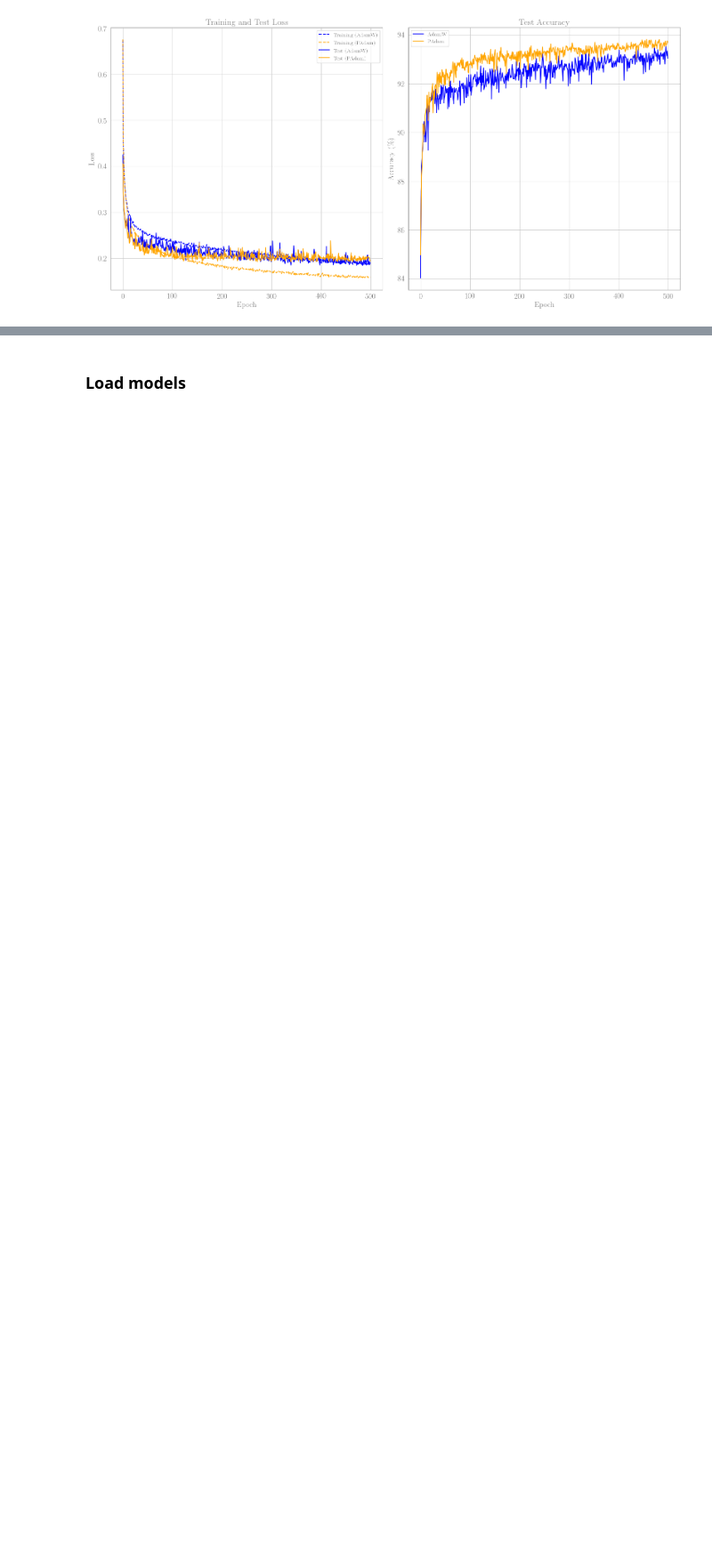
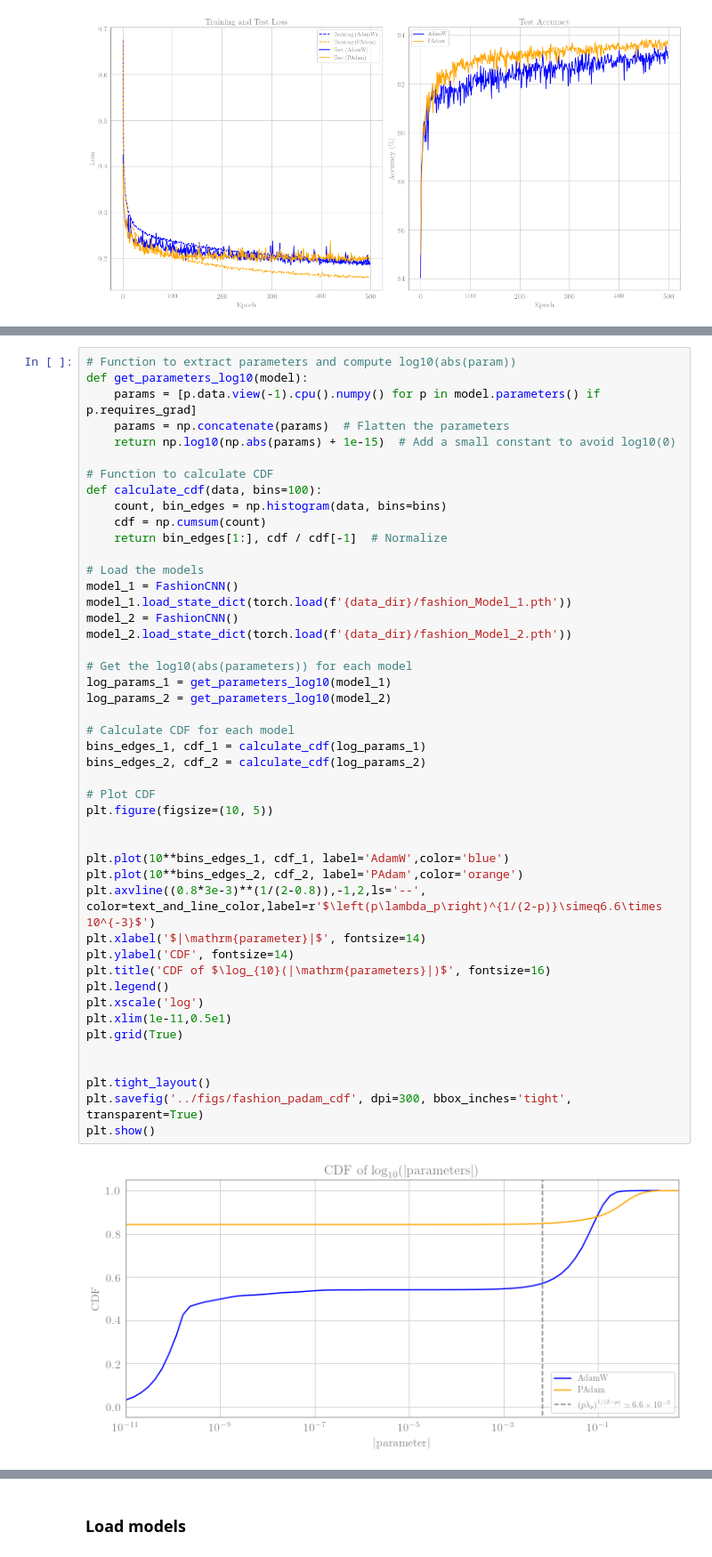
Before and after one commit to Nadav-out/PAdam, a Jupyter notebook: notebooks/FashionMNIST.ipynb, the cells around one changed output, grey strips where cells are left out. Shown at 89% size. Drawn from its saved outputs; the diff is of its cells as text; blank space fills up the shorter version.

Commit message:
plots

```diff
--- a/notebooks/FashionMNIST.ipynb
+++ b/notebooks/FashionMNIST.ipynb
@@ -162,0 +114,48 @@ plt.show()
+# %%
+# Function to extract parameters and compute log10(abs(param))
+def get_parameters_log10(model):
+    params = [p.data.view(-1).cpu().numpy() for p in model.parameters() if p.requires_grad]
+    params = np.concatenate(params)  # Flatten the parameters
+    return np.log10(np.abs(params) + 1e-15)  # Add a small constant to avoid log10(0)
+
+# Function to calculate CDF
+def calculate_cdf(data, bins=100):
+    count, bin_edges = np.histogram(data, bins=bins)
+    cdf = np.cumsum(count)
+    return bin_edges[1:], cdf / cdf[-1]  # Normalize
+
+# Load the models
+model_1 = FashionCNN()
+model_1.load_state_dict(torch.load(f'{data_dir}/fashion_Model_1.pth'))
+model_2 = FashionCNN()
+model_2.load_state_dict(torch.load(f'{data_dir}/fashion_Model_2.pth'))
+
+# Get the log10(abs(parameters)) for each model
+log_params_1 = get_parameters_log10(model_1)
+log_params_2 = get_parameters_log10(model_2)
+
+# Calculate CDF for each model
+bins_edges_1, cdf_1 = calculate_cdf(log_params_1)
+bins_edges_2, cdf_2 = calculate_cdf(log_params_2)
+
+# Plot CDF
+plt.figure(figsize=(10, 5))
+
+
+plt.plot(10**bins_edges_1, cdf_1, label='AdamW',color='blue')
+plt.plot(10**bins_edges_2, cdf_2, label='PAdam',color='orange')
+plt.axvline((0.8*3e-3)**(1/(2-0.8)),-1,2,ls='--', color=text_and_line_color,label=r'$\left(p\lambda_p\right)^{1/(2-p)}\simeq6.6\times 10^{-3}$')
+plt.xlabel('$|\mathrm{parameter}|$', fontsize=14)
+plt.ylabel('CDF', fontsize=14)
+plt.title('CDF of $\log_{10}(|\mathrm{parameters}|)$', fontsize=16)
+plt.legend()
+plt.xscale('log')
+plt.xlim(1e-11,0.5e1)
+plt.grid(True)
+
+
+plt.tight_layout()
+plt.savefig('../figs/fashion_padam_cdf', dpi=300, bbox_inches='tight', transparent=True)
+plt.show()
+# %% [output]
+[figure, added]
```
Also changed, not shown: parts of 5 cells of this notebook, 2 other files.
